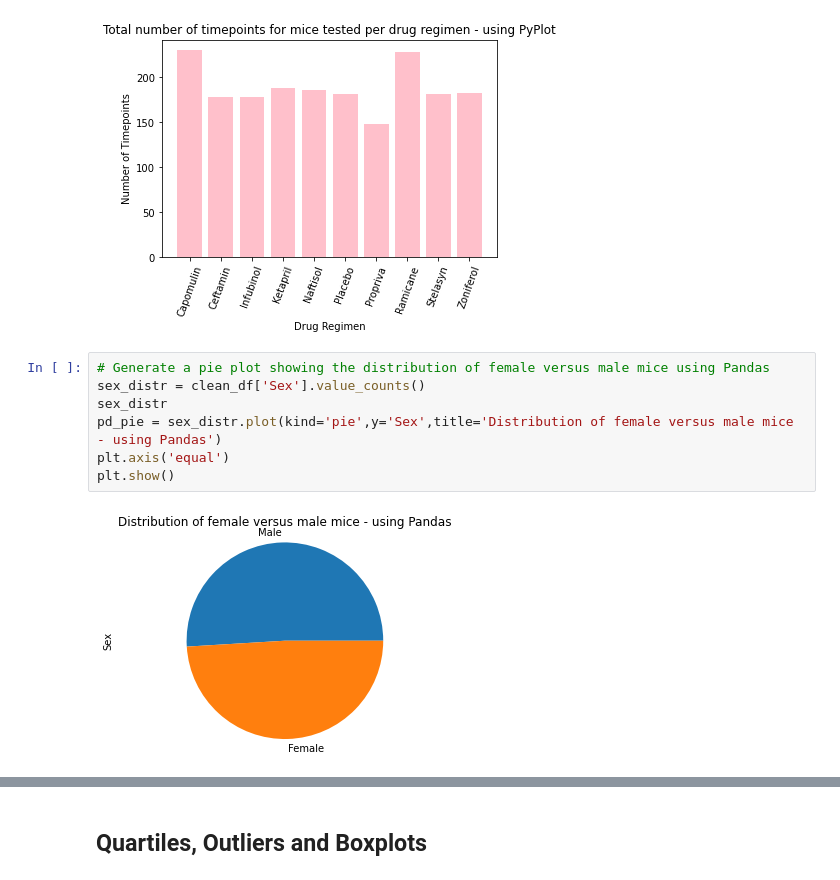
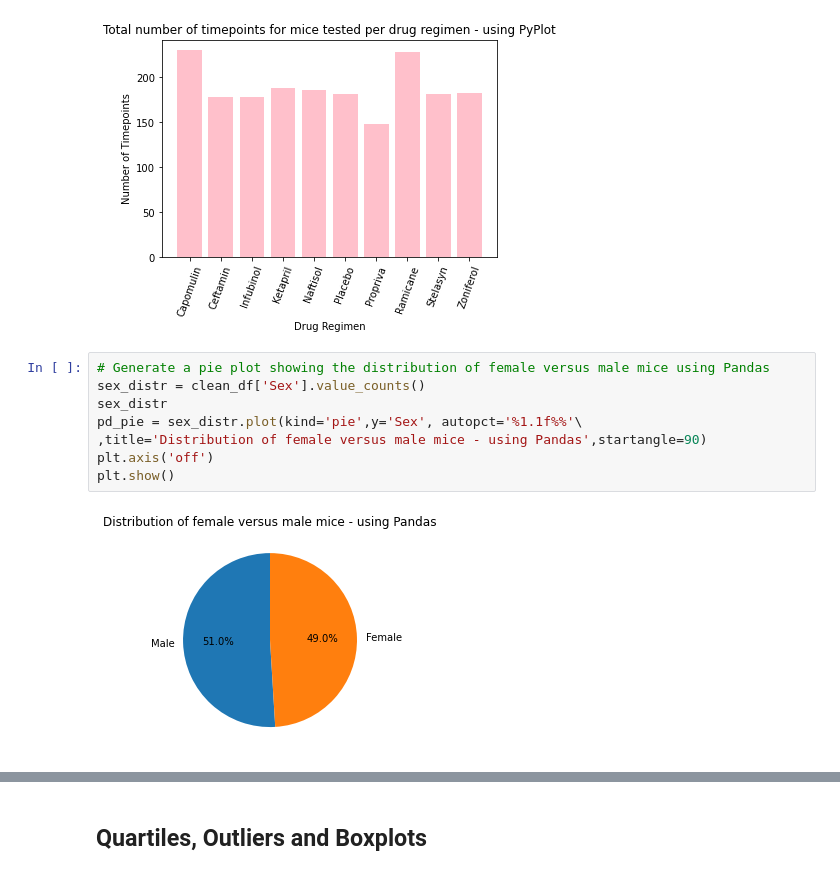
Before and after one commit to Borruu/Module-05-Challenge, a Jupyter notebook: Pymaceuticals/MySolution.ipynb, the cells around one changed output, grey strips where cells are left out. Cells and saved outputs as stored; diff of their text form.

```diff
--- a/Pymaceuticals/MySolution.ipynb
+++ b/Pymaceuticals/MySolution.ipynb
@@ -237,12 +267,13 @@ plt.show()
 # %%
 # Generate a pie plot showing the distribution of female versus male mice using Pandas
 sex_distr = clean_df['Sex'].value_counts()
 sex_distr
-pd_pie = sex_distr.plot(kind='pie',y='Sex',title='Distribution of female versus male mice - using Pandas')
-plt.axis('equal')
+pd_pie = sex_distr.plot(kind='pie',y='Sex', autopct='%1.1f%%'\
+,title='Distribution of female versus male mice - using Pandas',startangle=90)
+plt.axis('off')
 plt.show()
 # %% [output]
-[figure, old version]
+[figure, new version]
 # %%
 # Generate a pie plot showing the distribution of female versus male mice using pyplot
 
```
Also changed, not shown: parts of 14 cells of this notebook.
